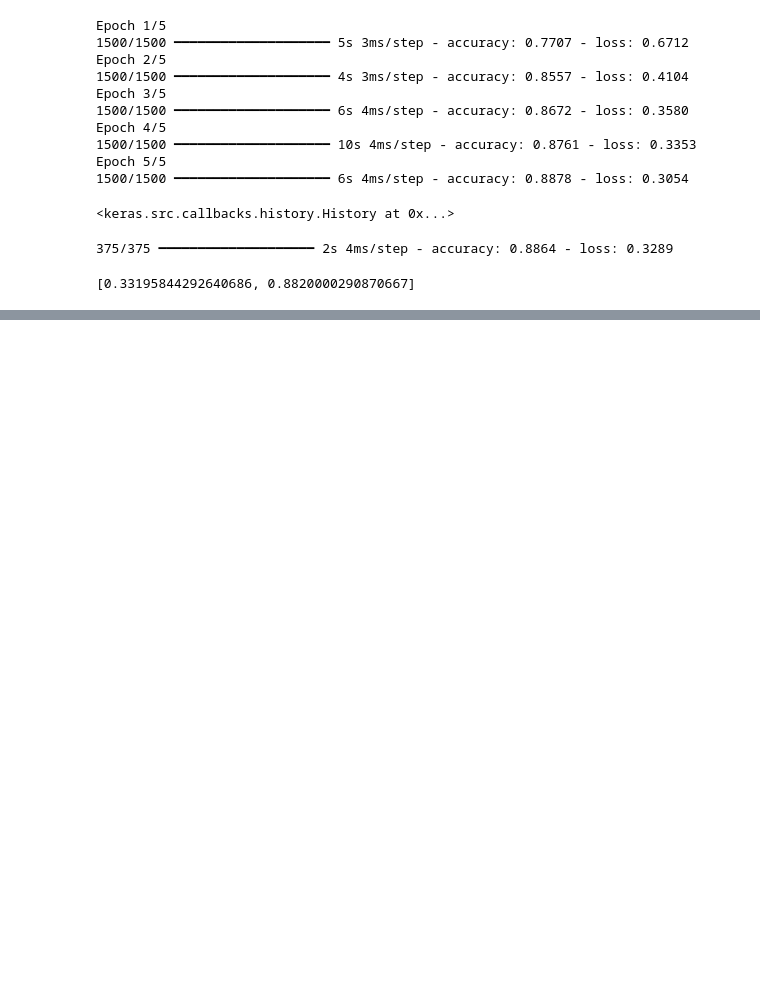
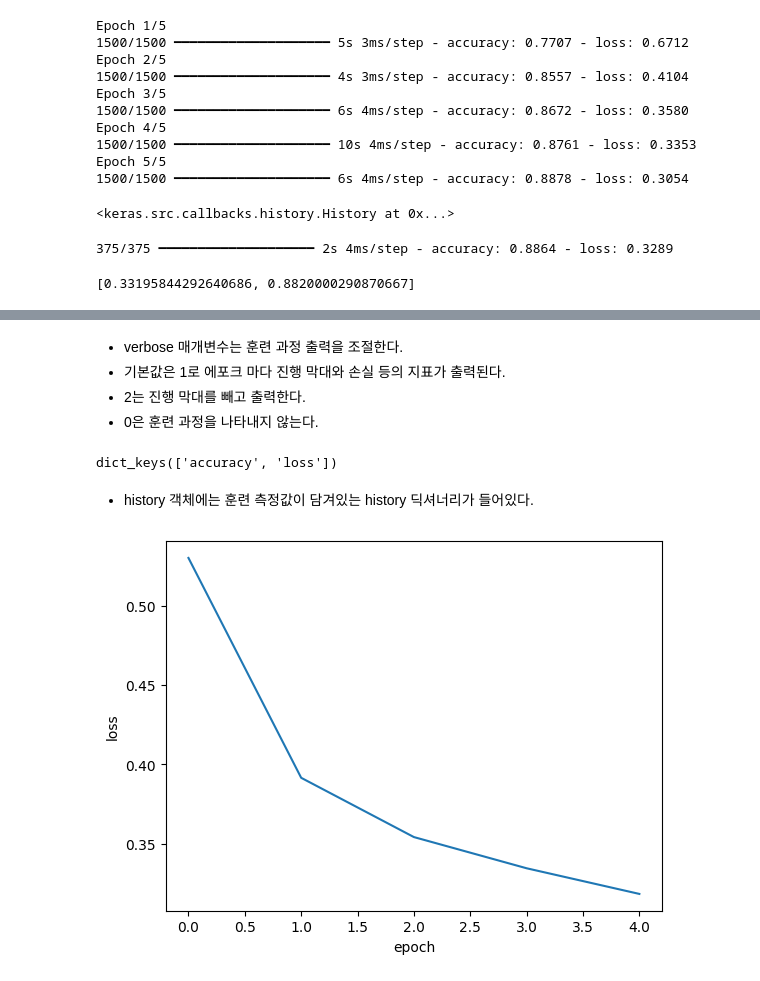
Before and after one commit to tndus628/-, a Jupyter notebook: 7. 딥러닝을 시작합니다.ipynb, the cells around one changed output, grey strips where cells are left out. Drawn from its saved outputs; the diff is of its cells as text; code cells hidden in the pictures; blank space fills up the shorter version.

```diff
--- a/7. 딥러닝을 시작합니다.ipynb
+++ b/7. 딥러닝을 시작합니다.ipynb
@@ -322,0 +325,6 @@ model.evaluate(val_scaled, val_target)
+# %%
+from tensorflow import keras
+from sklearn.model_selection import train_test_split
+(train_input, train_target), (test_input, test_target) = keras.datasets.fashion_mnist.load_data()
+train_scaled = train_input / 255.0
+train_scaled, val_scaled, train_target, val_target = train_test_split(train_scaled, train_target, test_size = 0.2, random_state=42)
@@ -322,0 +340,12 @@ model.evaluate(val_scaled, val_target)
+# %%
+def model_fn(a_layer = None):
+  model = keras.Sequential()
+  model.add(keras.layers.Flatten(input_shape=(28,28)))
+  model.add(keras.layers.Dense(100, activation='relu'))
+  if a_layer:
+    model.add(a_layer)
+  model.add(keras.layers.Dense(10,activation='softmax'))
+  return model
+# %%
+model= model_fn()
+model.summary()
@@ -322,0 +366,22 @@ model.evaluate(val_scaled, val_target)
+# %%
+model.compile(loss='sparse_categorical_crossentropy', metrics=['accuracy'])
+history = model.fit(train_scaled, train_target, epochs=5, verbose=0)
+# %% [markdown]
+- verbose 매개변수는 훈련 과정 출력을 조절한다.
+ - 기본값은 1로 에포크 마다 진행 막대와 손실 등의 지표가 출력된다.
+ - 2는 진행 막대를 빼고 출력한다.
+ - 0은 훈련 과정을 나타내지 않는다.
+# %%
+print(history.history.keys())
+# %% [output]
+dict_keys(['accuracy', 'loss'])
+# %% [markdown]
+- history 객체에는 훈련 측정값이 담겨있는 history 딕셔너리가 들어있다.
+# %%
+import matplotlib.pyplot as plt
+plt.plot(history.history['loss'])
+plt.xlabel('epoch')
+plt.ylabel('loss')
+plt.show()
+# %% [output]
+[figure, added]
```
Also changed, not shown: parts of 42 cells of this notebook.
